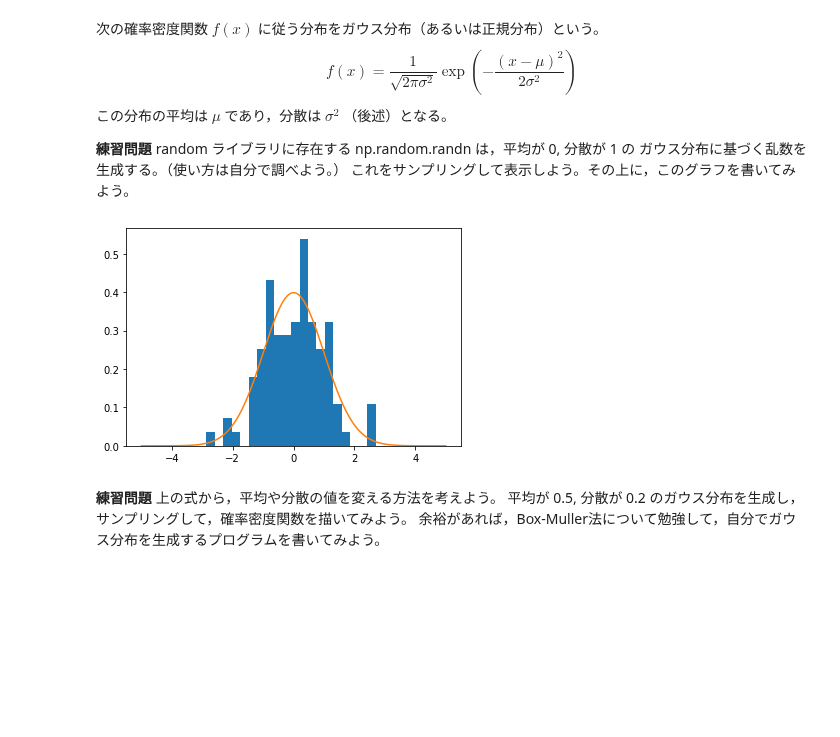
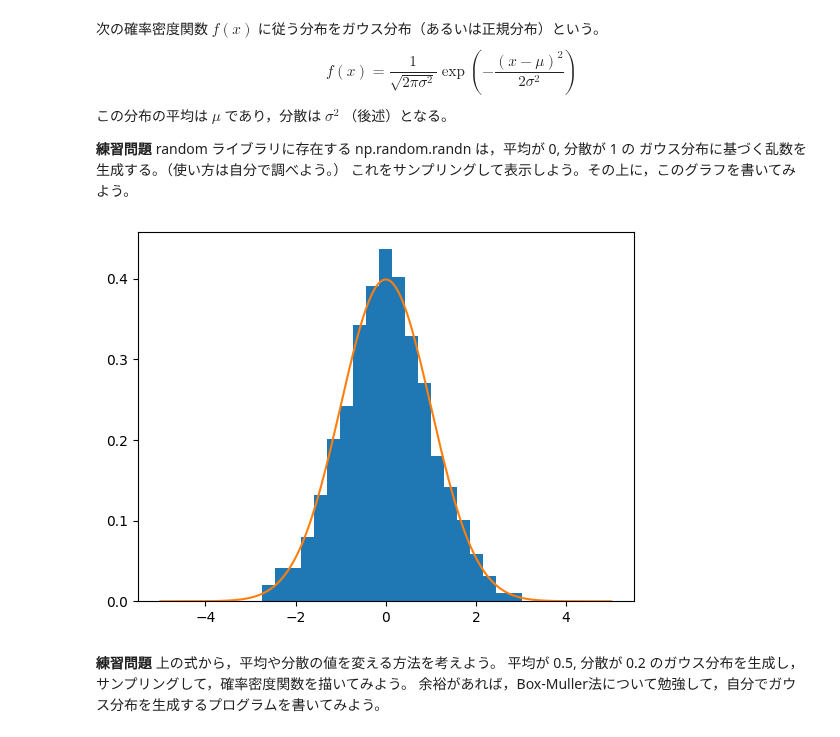
Before and after one commit to HidekiTsuiki/python, a Jupyter notebook: 11Bayesian.ipynb, the cells around one changed output. Cells and saved outputs as stored; diff of their text form; code cells hidden in the pictures; blank space fills up the shorter version.

```diff
--- a/11Bayesian.ipynb
+++ b/11Bayesian.ipynb
@@ -145,15 +145,15 @@ random ライブラリに存在する np.random.randn は，平均が 0, 分散
 ガウス分布に基づく乱数を生成する。（使い方は自分で調べよう。）
 これをサンプリングして表示しよう。その上に，このグラフを書いてみよう。
 # %%
-y = np.random.randn(100)
+y = np.random.randn(1000)
 fig, ax1 = plt.subplots()
 ax1.hist(y, bins=20, density=True)
 x = np.linspace(-5, 5, 200)  # 200 に分割
 z = np.exp(-x**2/2)/np.sqrt(2*np.pi)
 ax1.plot(x,z)
 plt.show()
 # %% [output]
-[figure, old version]
+[figure, new version]
 # %% [markdown]
 **練習問題** 上の式から，平均や分散の値を変える方法を考えよう。
 平均が 0.5,  分散が 0.2 のガウス分布を生成し，サンプリングして，確率密度関数を描いてみよう。
```
Also changed, not shown: parts of 2 cells of this notebook, 2 other files.
